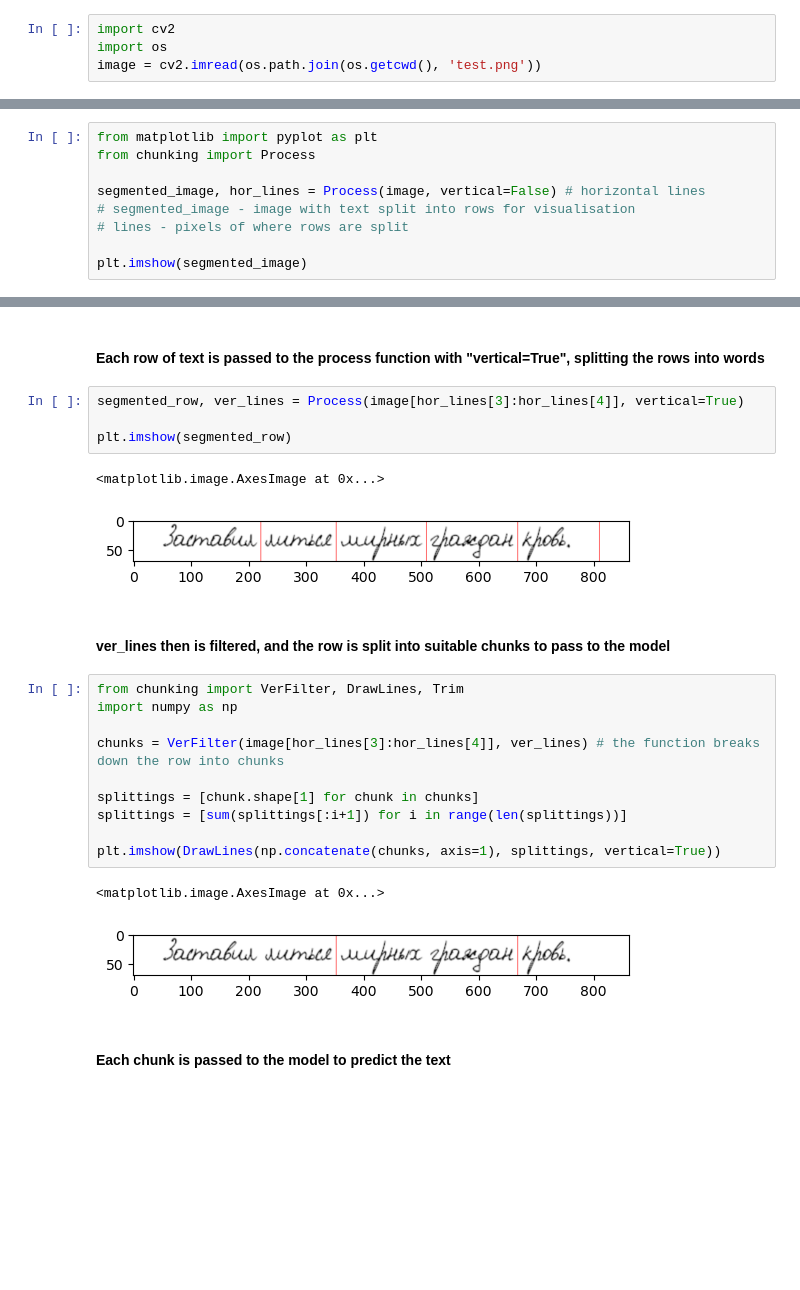
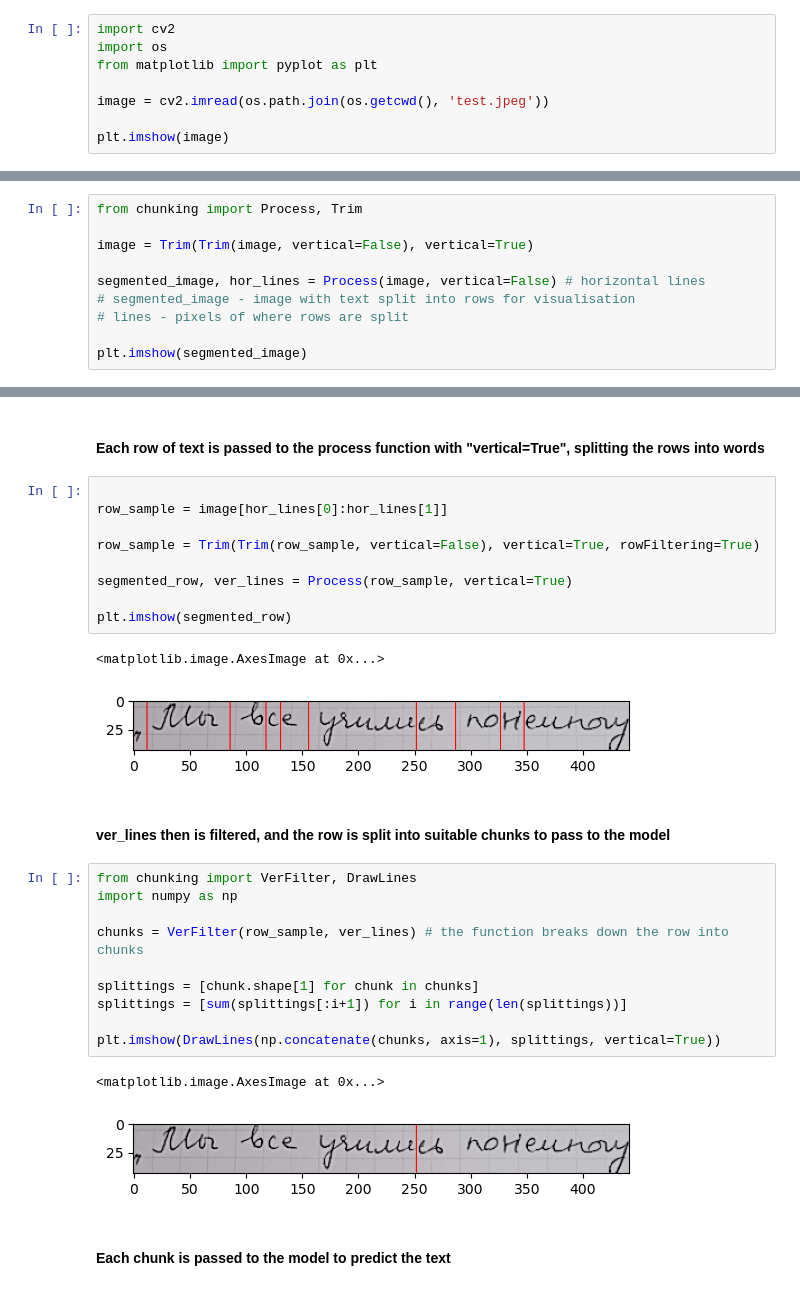
Before and after one commit to TalgatBaktybekov/Telegram-Russian-OCR, a Jupyter notebook: OCR_LOGIC.ipynb, the cells around one changed output, grey strips where cells are left out. Saved outputs shown, nothing was run; the diff lists cells and outputs as text; blank space fills up the shorter version.

```diff
--- a/OCR_LOGIC.ipynb
+++ b/OCR_LOGIC.ipynb
@@ -5,4 +5,8 @@
 # %%
 import cv2
 import os
-image = cv2.imread(os.path.join(os.getcwd(), 'test.png'))
+from matplotlib import pyplot as plt
+
+image = cv2.imread(os.path.join(os.getcwd(), 'test.jpeg'))
+
+plt.imshow(image)
@@ -9,8 +16,9 @@ image = cv2.imread(os.path.join(os.getcwd(), 'test.png'))
 # %% [markdown]
 #### Split the image of handwritten text into rows
 # %%
-from matplotlib import pyplot as plt
-from chunking import Process
+from chunking import Process, Trim
+
+image = Trim(Trim(image, vertical=False), vertical=True)
 
 segmented_image, hor_lines = Process(image, vertical=False) # horizontal lines
 # segmented_image - image with text split into rows for visualisation
@@ -23,27 +31,32 @@ plt.imshow(segmented_image)
 # %% [markdown]
 #### Each row of text is passed to the process function with "vertical=True", splitting the rows into words
-# %%
-segmented_row, ver_lines = Process(image[hor_lines[3]:hor_lines[4]], vertical=True)
-
-plt.imshow(segmented_row)
-# %% [output]
-<matplotlib.image.AxesImage at 0x...>
-[figure, removed]
+# %%
+
+row_sample = image[hor_lines[0]:hor_lines[1]]
+
+row_sample = Trim(Trim(row_sample, vertical=False), vertical=True, rowFiltering=True)
+
+segmented_row, ver_lines = Process(row_sample, vertical=True)
+
+plt.imshow(segmented_row)
+# %% [output]
+<matplotlib.image.AxesImage at 0x...>
+[figure, added]
 # %% [markdown]
 #### ver_lines then is filtered, and the row is split into suitable chunks to pass to the model
 # %%
-from chunking import VerFilter, DrawLines, Trim
+from chunking import VerFilter, DrawLines
 import numpy as np
 
-chunks = VerFilter(image[hor_lines[3]:hor_lines[4]], ver_lines) # the function breaks down the row into chunks
+chunks = VerFilter(row_sample, ver_lines) # the function breaks down the row into chunks
 
 splittings = [chunk.shape[1] for chunk in chunks]
 splittings = [sum(splittings[:i+1]) for i in range(len(splittings))]
 
 plt.imshow(DrawLines(np.concatenate(chunks, axis=1), splittings, vertical=True))
 # %% [output]
 <matplotlib.image.AxesImage at 0x...>
-[figure, old version]
+[figure, new version]
 # %% [markdown]
 #### Each chunk is passed to the model to predict the text
 # %%
```
Also changed, not shown: parts of 5 cells of this notebook, 6 other files.
